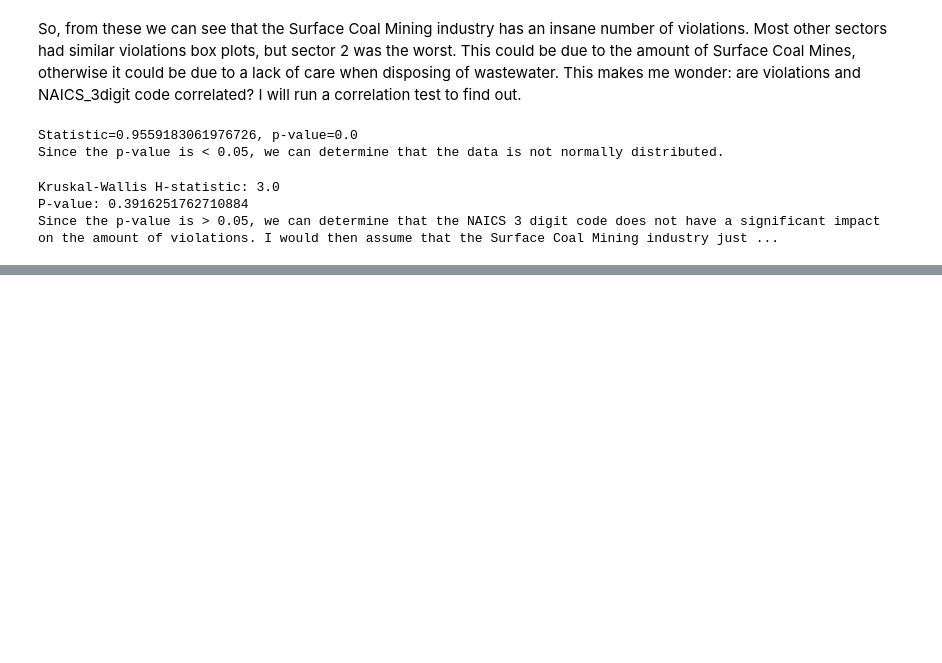
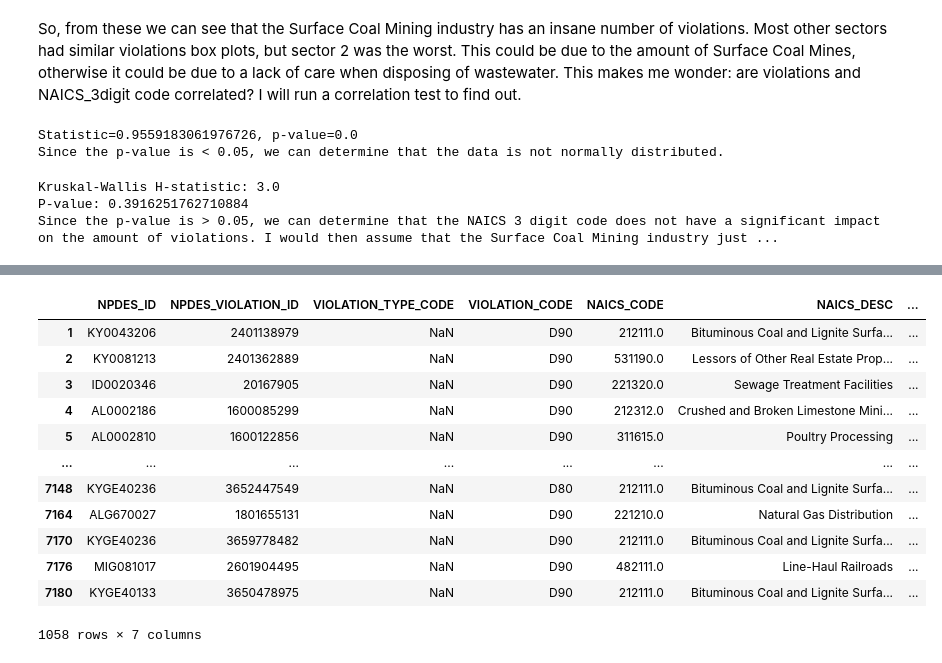
Before and after one commit to waterlyapp/public-analytics, a Jupyter notebook: NPDES Data Analysis.ipynb, the cells around one changed output, grey strips where cells are left out. Saved outputs shown, nothing was run; the diff lists cells and outputs as text; code cells hidden in the pictures; blank space fills up the shorter version.

```diff
--- a/NPDES Data Analysis.ipynb
+++ b/NPDES Data Analysis.ipynb
@@ -238,0 +241,18 @@ Since the p-value is > 0.05, we can determine that the NAICS 3 digit code does n
+# %%
+notnanaics
+
+#NEED TO AVOID ISSUE OF INCORRECT DATAFRAME W SIZE
+# %% [output]
+|  | NPDES_ID | NPDES_VIOLATION_ID | VIOLATION_TYPE_CODE | VIOLATION_CODE | NAICS_CODE | NAICS_DESC | ... |
+| 1 | KY0043206 | 2401138979 | NaN | D90 | 212111.0 | Bituminous Coal and Lignite Surfa... | ... |
+| 2 | KY0081213 | 2401362889 | NaN | D90 | 531190.0 | Lessors of Other Real Estate Prop... | ... |
+| 3 | ID0020346 | 20167905 | NaN | D90 | 221320.0 | Sewage Treatment Facilities | ... |
+| 4 | AL0002186 | 1600085299 | NaN | D90 | 212312.0 | Crushed and Broken Limestone Mini... | ... |
+| 5 | AL0002810 | 1600122856 | NaN | D90 | 311615.0 | Poultry Processing | ... |
+| ... | ... | ... | ... | ... | ... | ... | ... |
+| 7148 | KYGE40236 | 3652447549 | NaN | D80 | 212111.0 | Bituminous Coal and Lignite Surfa... | ... |
+| 7164 | ALG670027 | 1801655131 | NaN | D90 | 221210.0 | Natural Gas Distribution | ... |
+| 7170 | KYGE40236 | 3659778482 | NaN | D90 | 212111.0 | Bituminous Coal and Lignite Surfa... | ... |
+| 7176 | MIG081017 | 2601904495 | NaN | D90 | 482111.0 | Line-Haul Railroads | ... |
+| 7180 | KYGE40133 | 3650478975 | NaN | D90 | 212111.0 | Bituminous Coal and Lignite Surfa... | ... |
+1058 rows × 7 columns
```
Also changed, not shown: parts of 2 cells of this notebook, 1 other file.
